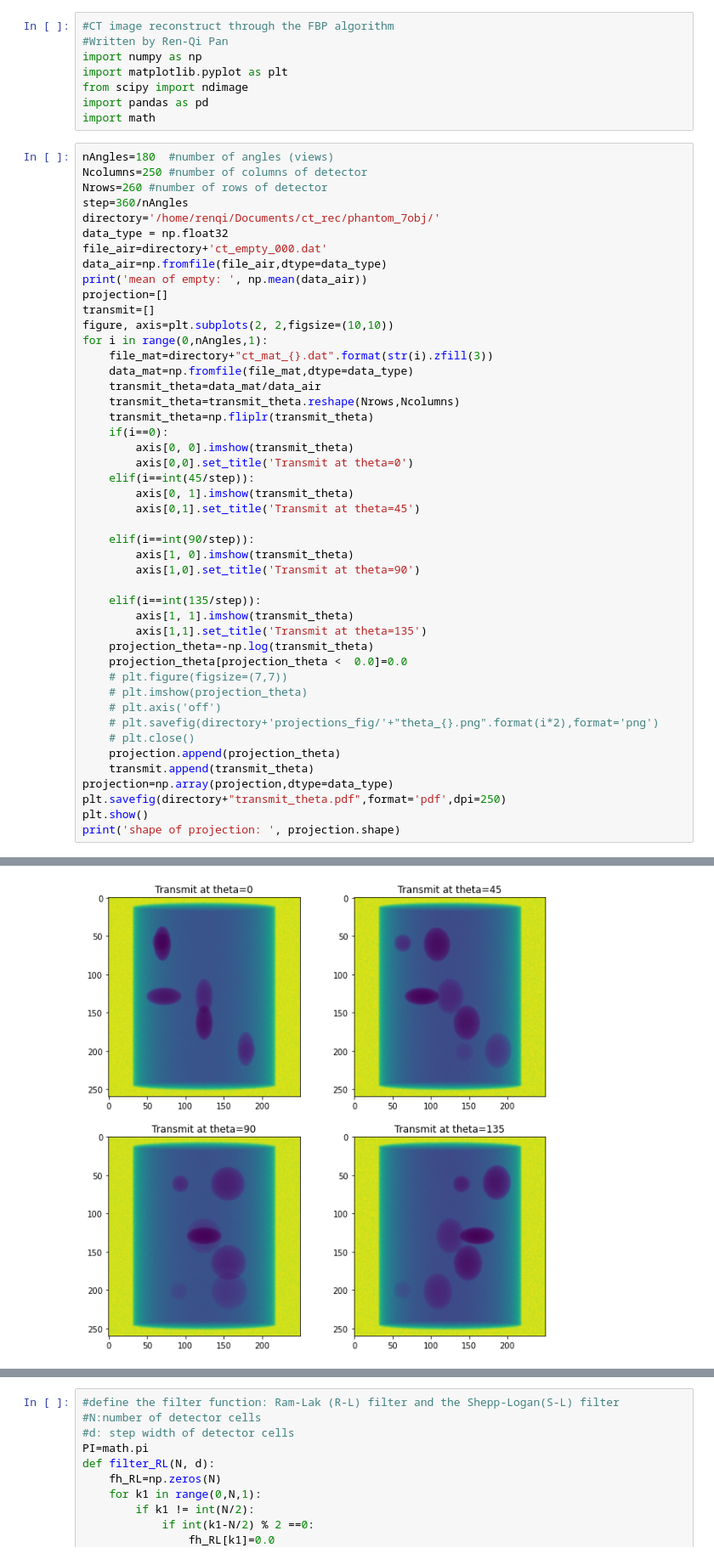
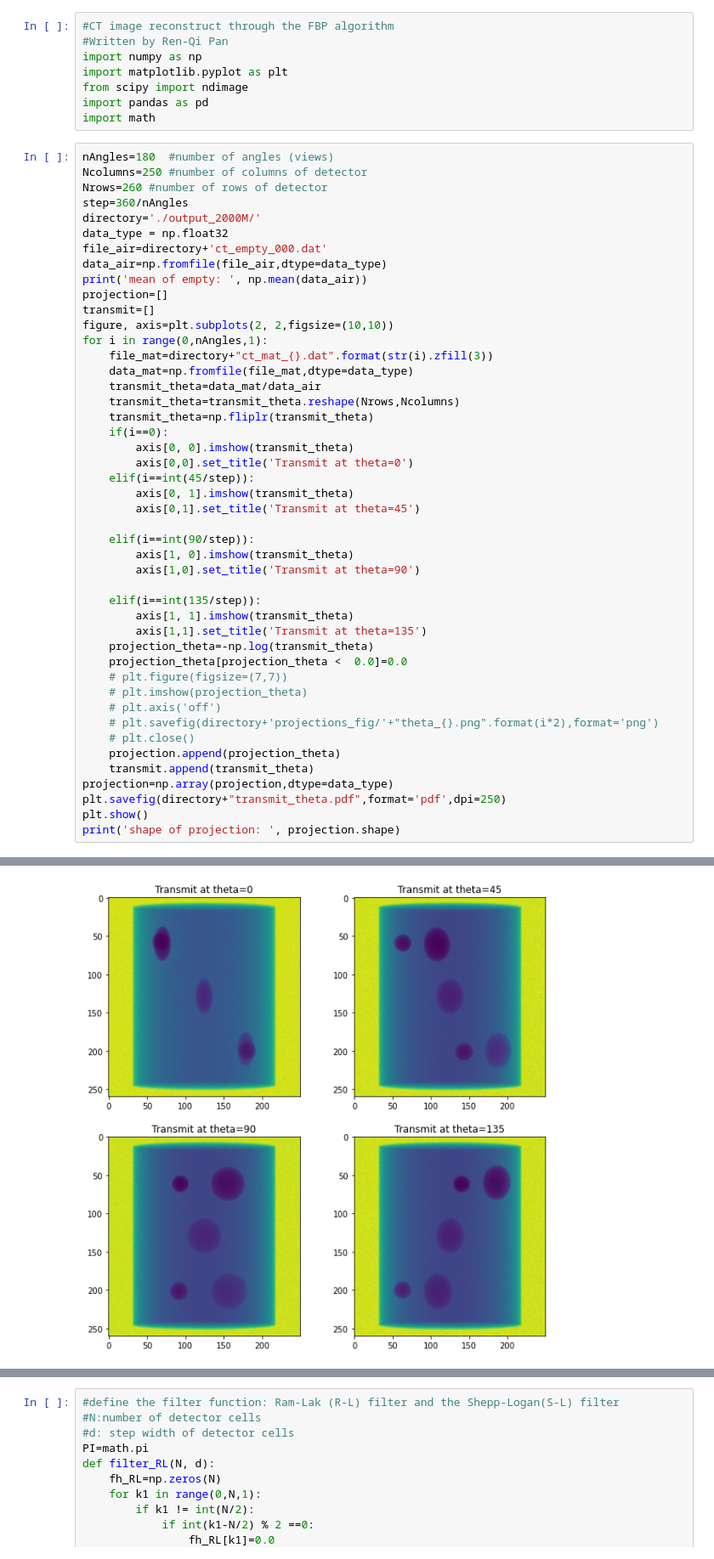
Before and after one commit to renqipan/ct_fdk, a Jupyter notebook: ConeBeam_FDK_step.ipynb, the cells around one changed output, grey strips where cells are left out. Shown at 85% size. Saved outputs shown, nothing was run; the diff lists cells and outputs as text.

```diff
--- a/ConeBeam_FDK_step.ipynb
+++ b/ConeBeam_FDK_step.ipynb
@@ -11,7 +11,7 @@ nAngles=180  #number of angles (views)
 Ncolumns=250 #number of columns of detector
 Nrows=260 #number of rows of detector
 step=360/nAngles
-directory='/home/renqi/Documents/ct_rec/phantom_7obj/'
+directory='./output_2000M/'
 data_type = np.float32
 file_air=directory+'ct_empty_000.dat'
 data_air=np.fromfile(file_air,dtype=data_type)
@@ -27,34 +27,34 @@ for i in range(0,nAngles,1):
     transmit_theta=np.fliplr(transmit_theta)
     if(i==0):
         axis[0, 0].imshow(transmit_theta)
         axis[0,0].set_title('Transmit at theta=0')
     elif(i==int(45/step)):
         axis[0, 1].imshow(transmit_theta)
         axis[0,1].set_title('Transmit at theta=45')
 
     elif(i==int(90/step)):
         axis[1, 0].imshow(transmit_theta)
         axis[1,0].set_title('Transmit at theta=90')
 
     elif(i==int(135/step)):
         axis[1, 1].imshow(transmit_theta)
         axis[1,1].set_title('Transmit at theta=135')
     projection_theta=-np.log(transmit_theta)
     projection_theta[projection_theta <  0.0]=0.0
     # plt.figure(figsize=(7,7))
     # plt.imshow(projection_theta)
     # plt.axis('off')
     # plt.savefig(directory+'projections_fig/'+"theta_{}.png".format(i*2),format='png')
     # plt.close()
     projection.append(projection_theta)
     transmit.append(transmit_theta)
 projection=np.array(projection,dtype=data_type)
 plt.savefig(directory+"transmit_theta.pdf",format='pdf',dpi=250)
 plt.show()
 print('shape of projection: ', projection.shape)
 # %% [output]
 mean of empty:  6361.1963
-[figure, old version]
+[figure, new version]
 shape of projection:  (180, 260, 250)
 # %%
 #define the filter function: Ram-Lak (R-L) filter and the Shepp-Logan(S-L) filter
```
Also changed, not shown: parts of 2 cells of this notebook, 4 other files.
